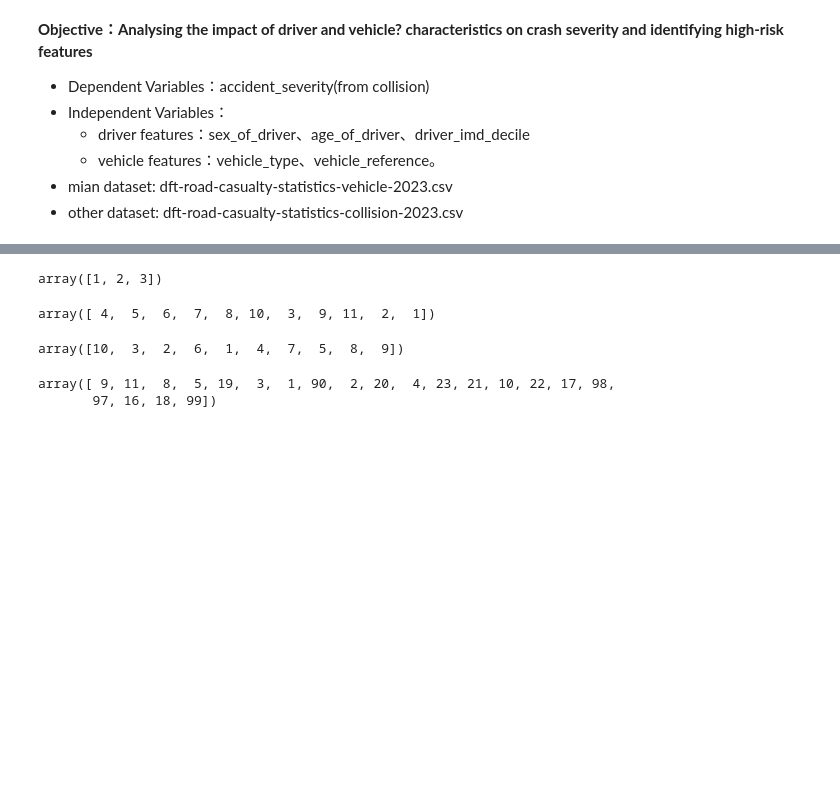
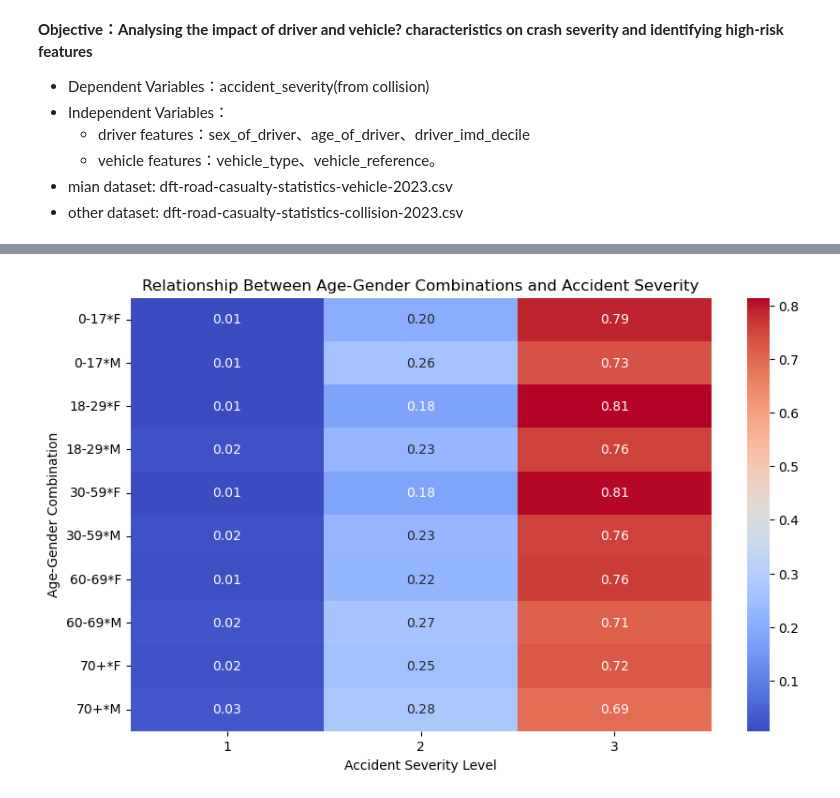
Before and after one commit to jwkee0420/Quantitative-Methods, a Jupyter notebook: huiting_test.ipynb, the cells around one changed output, grey strips where cells are left out. Cells and saved outputs as stored; diff of their text form; code cells hidden in the pictures; blank space fills up the shorter version.

Commit message:
updata data and analysis

```diff
--- a/huiting_test.ipynb
+++ b/huiting_test.ipynb
@@ -172,0 +232,12 @@ dtype: int64
+# %%
+# 替换所有可能的占位符为 NaN
+cleaned_data.replace(["", " ", -1], pd.NA, inplace=True)
+cleaned_data = cleaned_data[cleaned_data['sex_of_driver'] != 3]
+
+print(cleaned_data.isin([-1]).sum())  # 检查每列中是否仍然存在 -1
+# 再次删除 NaN
+cleaned_data = cleaned_data.dropna()
+
+cleaned_file_path = 'data/Q3/cleaned_data.csv'
+cleaned_data.to_csv(cleaned_file_path, index=False)
+cleaned_data
@@ -172,0 +317,10 @@ dtype: int64
+# %%
+# Map the 'sex_of_driver' values to 'M' and 'F'
+gender_mapping = {1: 'M', 2: 'F'}
+cleaned_data['sex_of_driver'] = cleaned_data['sex_of_driver'].map(gender_mapping)
+
+# 通过字符串拼接将年龄段和性别组合
+cleaned_data['age_gender_combination'] = cleaned_data['age_category'] + "*" + cleaned_data['sex_of_driver'].astype(str)
+
+# 查看数据结果
+cleaned_data[['age_category', 'sex_of_driver', 'age_gender_combination']].head()
@@ -173,17 +334,32 @@ dtype: int64
+# %%
+# Create a contingency table for age_gender_combination and accident_severity
+age_gender_severity_table = cleaned_data.pivot_table(
+    index='age_gender_combination',
+    columns='accident_severity',
+    values='accident_index',
+    aggfunc='count',
+    fill_value=0
+)
+
+# Normalize the table by rows to calculate proportions for each severity level
+age_gender_severity_normalized = age_gender_severity_table.div(
+    age_gender_severity_table.sum(axis=1), axis=0
+)
+
+# Plotting the heatmap to show the relationship
+plt.figure(figsize=(10, 6))
+sn.heatmap(age_gender_severity_normalized, annot=True, cmap='coolwarm', fmt=".2f", cbar=True)
+plt.title("Relationship Between Age-Gender Combinations and Accident Severity")
+plt.xlabel("Accident Severity Level")
+plt.ylabel("Age-Gender Combination")
+plt.show()
+# %% [output]
+[figure, added]
 # %%
-cleaned_vehicle['sex_of_driver'].unique()
+# cleaned_vehicle['sex_of_driver'].unique()
-# %% [output]
-array([1, 2, 3])
 # %%
-cleaned_vehicle['age_band_of_driver'].unique()
+# cleaned_vehicle['age_band_of_driver'].unique()
-# %% [output]
-array([ 4,  5,  6,  7,  8, 10,  3,  9, 11,  2,  1])
 # %%
-cleaned_vehicle['driver_imd_decile'].unique()
+# cleaned_vehicle['driver_imd_decile'].unique()
-# %% [output]
-array([10,  3,  2,  6,  1,  4,  7,  5,  8,  9])
 # %%
-cleaned_vehicle['vehicle_type'].unique()
+# cleaned_vehicle['vehicle_type'].unique()
-# %% [output]
-array([ 9, 11,  8,  5, 19,  3,  1, 90,  2, 20,  4, 23, 21, 10, 22, 17, 98,
-       97, 16, 18, 99])
```
Also changed, not shown: parts of 18 cells of this notebook, 7 other files.
